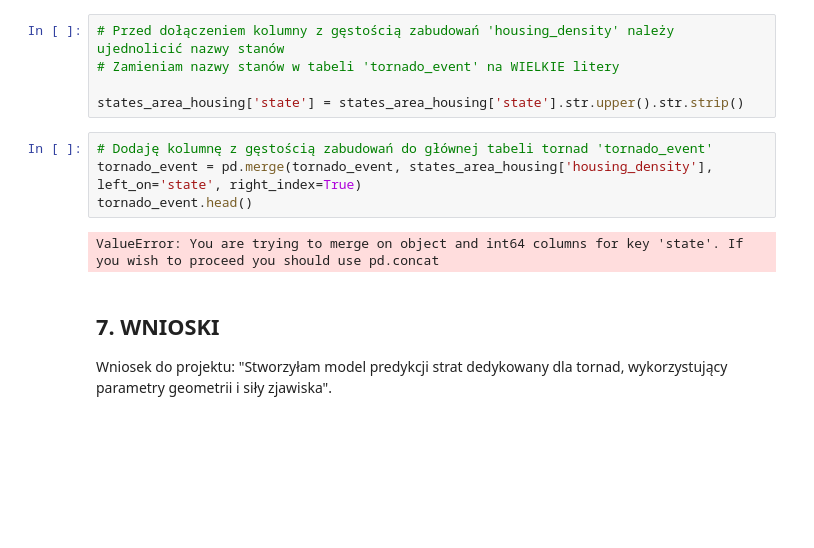
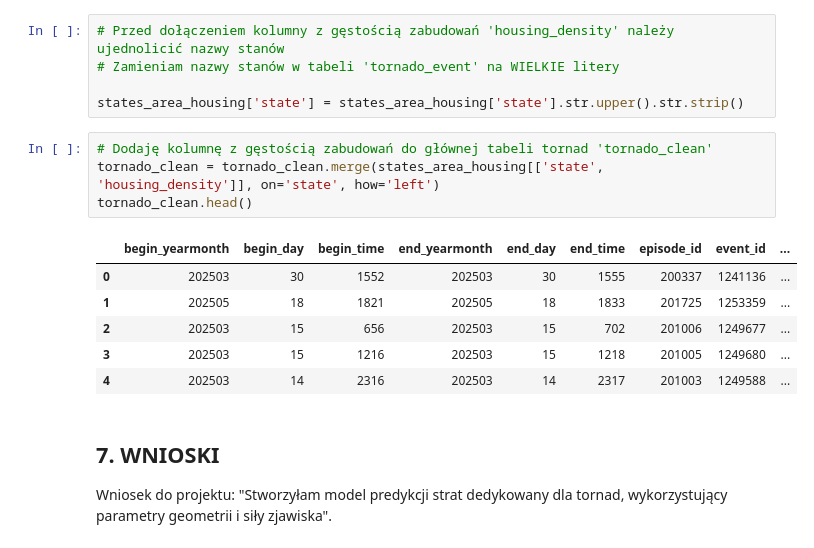
Before and after one commit to piaseckazaneta/Python, a Jupyter notebook: Zaneta_Piasecka_Mini_projekt_2026.ipynb, the cells around one changed output. Drawn from its saved outputs; the diff is of its cells as text; blank space fills up the shorter version.

Commit message:
Dodanie kolumny 'housing_density' ('gęstość zabudowy') do tabeli z tornadami

```diff
--- a/Zaneta_Piasecka_Mini_projekt_2026.ipynb
+++ b/Zaneta_Piasecka_Mini_projekt_2026.ipynb
@@ -810,11 +789,16 @@ dtype: object
 
 states_area_housing['state'] = states_area_housing['state'].str.upper().str.strip()
 # %%
-# Dodaję kolumnę z gęstością zabudowań do głównej tabeli tornad 'tornado_event'
-tornado_event = pd.merge(tornado_event, states_area_housing['housing_density'], left_on='state', right_index=True)
-tornado_event.head()
+# Dodaję kolumnę z gęstością zabudowań do głównej tabeli tornad 'tornado_clean'
+tornado_clean = tornado_clean.merge(states_area_housing[['state', 'housing_density']], on='state', how='left')
+tornado_clean.head()
 # %% [output]
-ValueError: You are trying to merge on object and int64 columns for key 'state'. If you wish to proceed you should use pd.concat
+|  | begin_yearmonth | begin_day | begin_time | end_yearmonth | end_day | end_time | episode_id | event_id | ... |
+| 0 | 202503 | 30 | 1552 | 202503 | 30 | 1555 | 200337 | 1241136 | ... |
+| 1 | 202505 | 18 | 1821 | 202505 | 18 | 1833 | 201725 | 1253359 | ... |
+| 2 | 202503 | 15 | 656 | 202503 | 15 | 702 | 201006 | 1249677 | ... |
+| 3 | 202503 | 15 | 1216 | 202503 | 15 | 1218 | 201005 | 1249680 | ... |
+| 4 | 202503 | 14 | 2316 | 202503 | 14 | 2317 | 201003 | 1249588 | ... |
 # %% [markdown]
 ## 7. WNIOSKI
 
```
Also changed, not shown: parts of 1 cell of this notebook.
